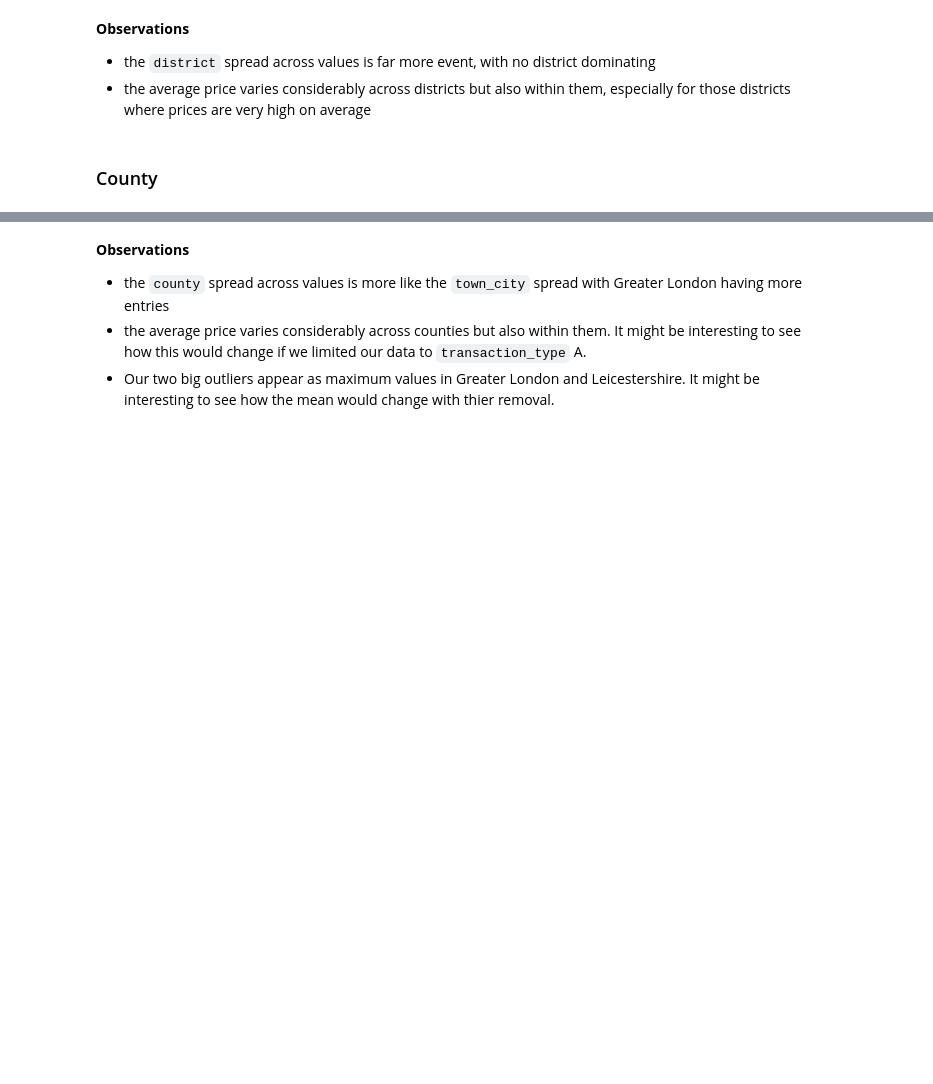
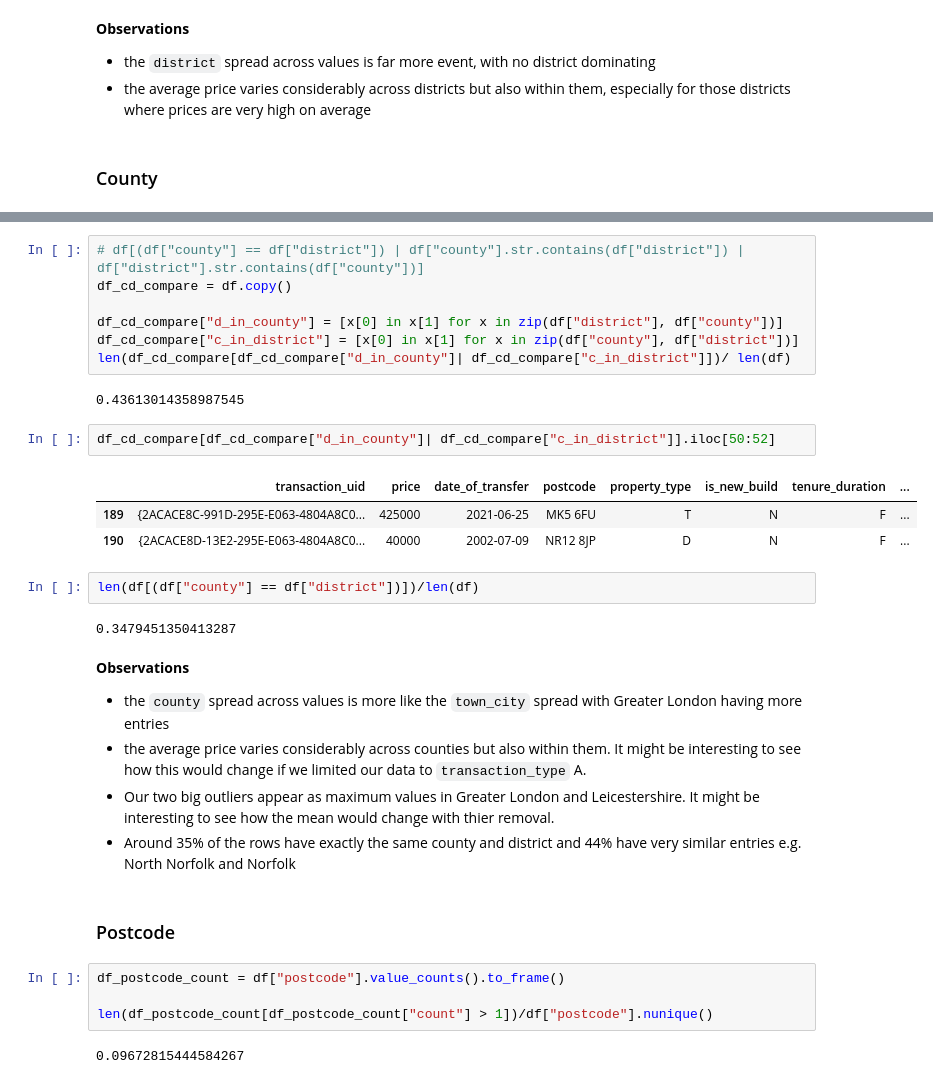
Before and after one commit to alibstill/housing, a Jupyter notebook: 00_analysis/00_price_paid.ipynb, the cells around one changed output, grey strips where cells are left out. Saved outputs shown, nothing was run; the diff lists cells and outputs as text; blank space fills up the shorter version.

```diff
--- a/00_analysis/00_price_paid.ipynb
+++ b/00_analysis/00_price_paid.ipynb
@@ -758,5 +705,33 @@ df_price_by_county.tail()
+# %%
+# df[(df["county"] == df["district"]) | df["county"].str.contains(df["district"]) | df["district"].str.contains(df["county"])]
+df_cd_compare = df.copy()
+
+df_cd_compare["d_in_county"] = [x[0] in x[1] for x in zip(df["district"], df["county"])]
+df_cd_compare["c_in_district"] = [x[0] in x[1] for x in zip(df["county"], df["district"])]
+len(df_cd_compare[df_cd_compare["d_in_county"]| df_cd_compare["c_in_district"]])/ len(df)
+# %% [output]
+0.43613014358987545
+# %%
+df_cd_compare[df_cd_compare["d_in_county"]| df_cd_compare["c_in_district"]].iloc[50:52]
+# %% [output]
+|  | transaction_uid | price | date_of_transfer | postcode | property_type | is_new_build | tenure_duration | ... |
+| 189 | {2ACACE8C-991D-295E-E063-4804A8C0... | 425000 | 2021-06-25 | MK5 6FU | T | N | F | ... |
+| 190 | {2ACACE8D-13E2-295E-E063-4804A8C0... | 40000 | 2002-07-09 | NR12 8JP | D | N | F | ... |
+# %%
+len(df[(df["county"] == df["district"])])/len(df)
+# %% [output]
+0.3479451350413287
 # %% [markdown]
 **Observations**
 - the `county` spread across values is more like the `town_city` spread with Greater London having more entries
 - the average price varies considerably across counties but also within them. It might be interesting to see how this would change if we limited our data to `transaction_type` A.
 - Our two big outliers appear as maximum values in Greater London and Leicestershire. It might be interesting to see how the mean would change with thier removal.
+- Around 35% of the rows have exactly the same county and district and 44% have very similar entries e.g. North Norfolk and Norfolk
+# %% [markdown]
+### Postcode
+# %%
+df_postcode_count = df["postcode"].value_counts().to_frame()
+
+len(df_postcode_count[df_postcode_count["count"] > 1])/df["postcode"].nunique()
+# %% [output]
+0.09672815444584267
```
Also changed, not shown: parts of 33 cells of this notebook.
